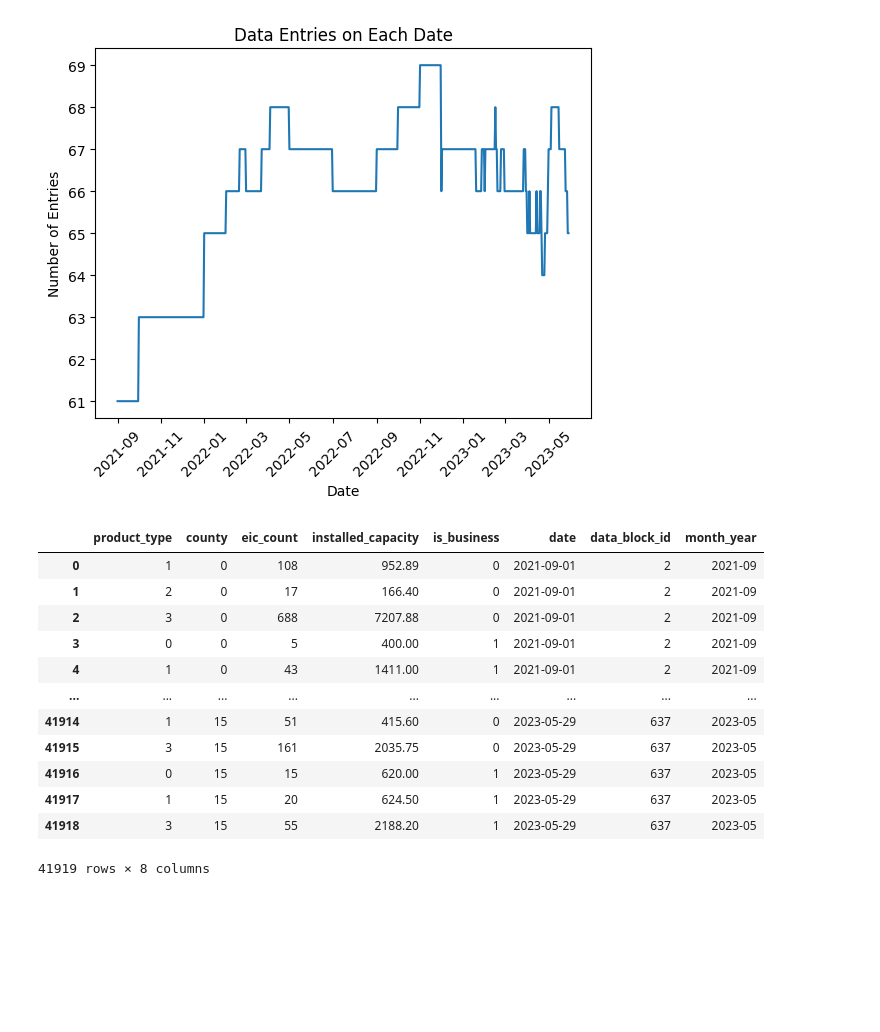
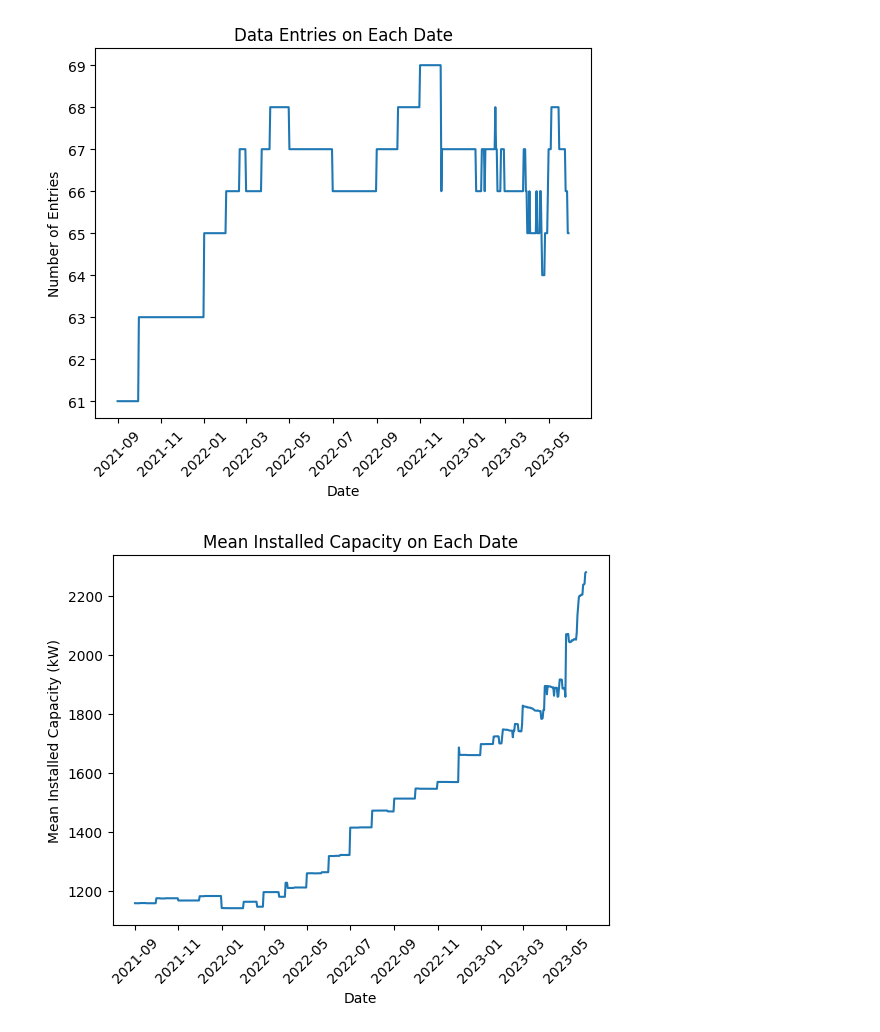
Before and after one commit to CloudforestTechnologies/crimson-hornbill, a Jupyter notebook: notebooks/1_0_pm_eda.ipynb, the cells around one changed output. Saved outputs shown, nothing was run; the diff lists cells and outputs as text; code cells hidden in the pictures; blank space fills up the shorter version.

Commit message:
Added investigation into how installed capacity changes to notebook.

```diff
--- a/notebooks/1_0_pm_eda.ipynb
+++ b/notebooks/1_0_pm_eda.ipynb
@@ -204,25 +204,26 @@ plt.title('Data Entries on Each Date')
 plt.show()
 # %% [output]
 [figure]
+# %%
+# Client dataset - How mean installed capacity changes
+
+# Calculate mean capacity for each date
+capacity_means = client_df.groupby('date')['installed_capacity'].mean().reset_index()
+
+# Plot data entries as time-series
+sns.lineplot(data=capacity_means, x='date', y='installed_capacity')
+
+# Figure styling
+plt.xticks(rotation=45)
+plt.xlabel('Date')
+plt.ylabel('Mean Installed Capacity (kW)')
+plt.title('Mean Installed Capacity on Each Date')
+
+plt.show()
+# %% [output]
+[figure, added]
 # %%
-# Exploring the client dataset
-
-# Looking at how installed capacity changes
-client_df
+# Client dataset - How installed capacity distribution changes
-# %% [output]
-|  | product_type | county | eic_count | installed_capacity | is_business | date | data_block_id | month_year |
-| 0 | 1 | 0 | 108 | 952.89 | 0 | 2021-09-01 | 2 | 2021-09 |
-| 1 | 2 | 0 | 17 | 166.40 | 0 | 2021-09-01 | 2 | 2021-09 |
-| 2 | 3 | 0 | 688 | 7207.88 | 0 | 2021-09-01 | 2 | 2021-09 |
-| 3 | 0 | 0 | 5 | 400.00 | 1 | 2021-09-01 | 2 | 2021-09 |
-| 4 | 1 | 0 | 43 | 1411.00 | 1 | 2021-09-01 | 2 | 2021-09 |
-| ... | ... | ... | ... | ... | ... | ... | ... | ... |
-| 41914 | 1 | 15 | 51 | 415.60 | 0 | 2023-05-29 | 637 | 2023-05 |
-| 41915 | 3 | 15 | 161 | 2035.75 | 0 | 2023-05-29 | 637 | 2023-05 |
-| 41916 | 0 | 15 | 15 | 620.00 | 1 | 2023-05-29 | 637 | 2023-05 |
-| 41917 | 1 | 15 | 20 | 624.50 | 1 | 2023-05-29 | 637 | 2023-05 |
-| 41918 | 3 | 15 | 55 | 2188.20 | 1 | 2023-05-29 | 637 | 2023-05 |
-41919 rows × 8 columns
 # %%
 # Exploring the client dataset
 
```
Also changed, not shown: parts of 1 cell of this notebook.
